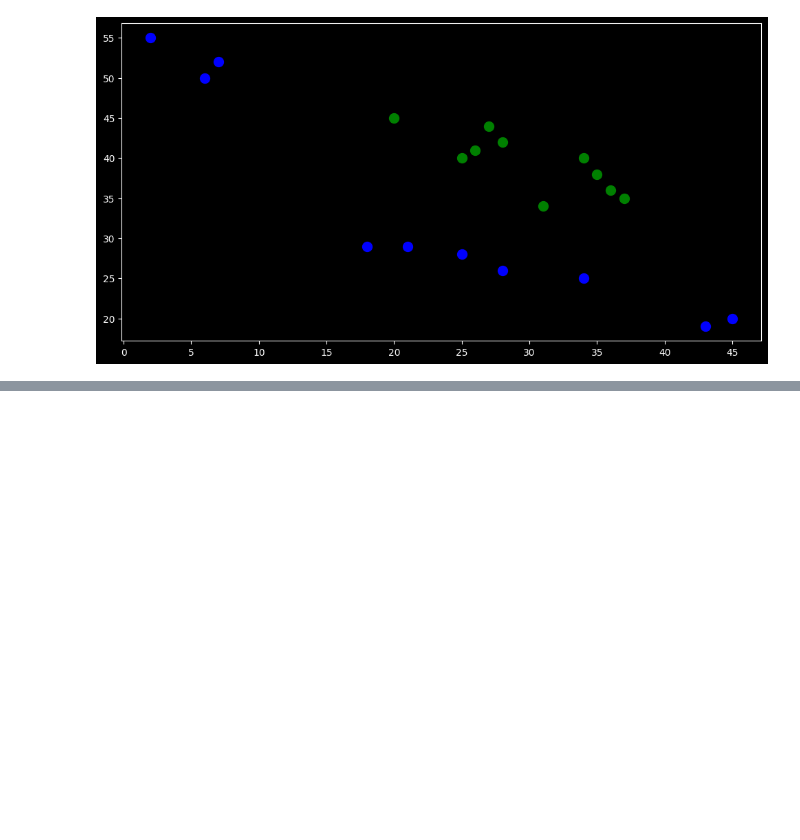
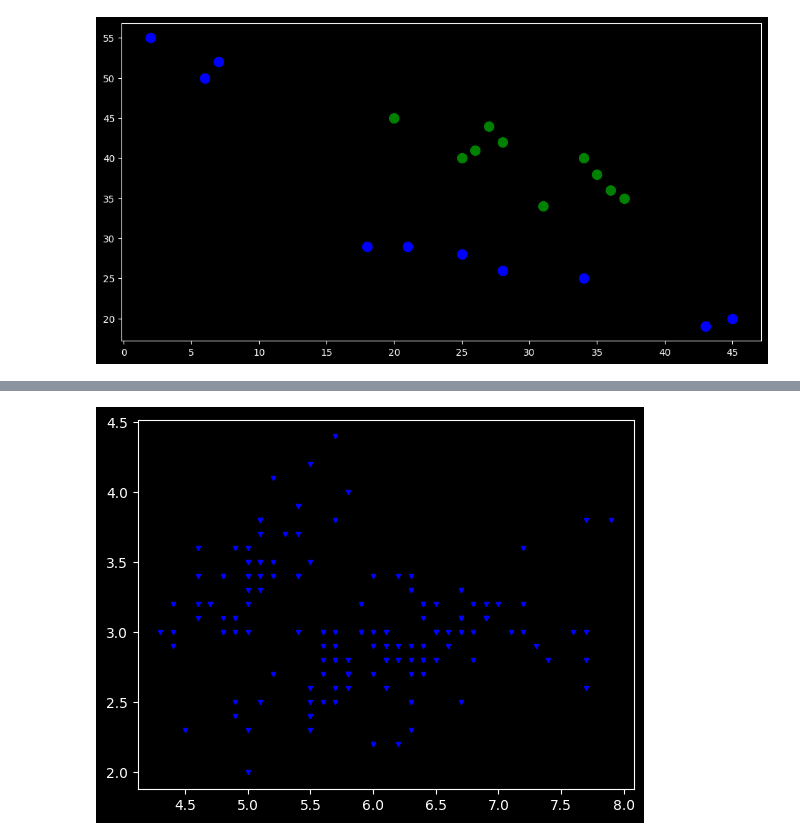
Before and after one commit to Siddhartha-Singhal/python-data-science, a Jupyter notebook: Analysis/Matplotlib.ipynb, the cells around one changed output, grey strips where cells are left out. Drawn from its saved outputs; the diff is of its cells as text; code cells hidden in the pictures; blank space fills up the shorter version.

```diff
--- a/Analysis/Matplotlib.ipynb
+++ b/Analysis/Matplotlib.ipynb
@@ -68,0 +87,3 @@ plt.show()
+# %%
+df = sns.load_dataset('iris')
+df
@@ -68,0 +104,5 @@ plt.show()
+# %%
+plt.scatter(df['sepal_length'], df['sepal_width'], color='b', marker='v', s=8)
+plt.show()
+# %% [output]
+[figure, added]
```
Also changed, not shown: parts of 23 cells of this notebook, 1 other file.
